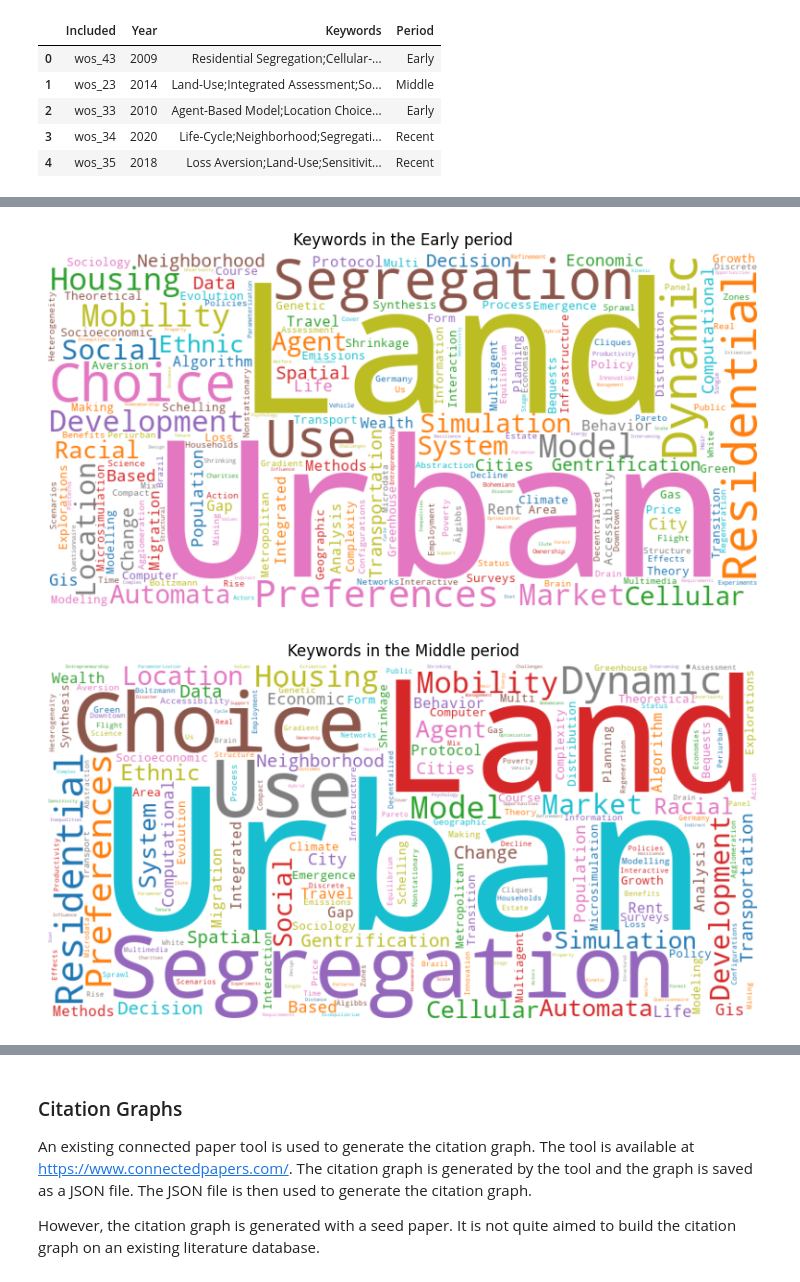
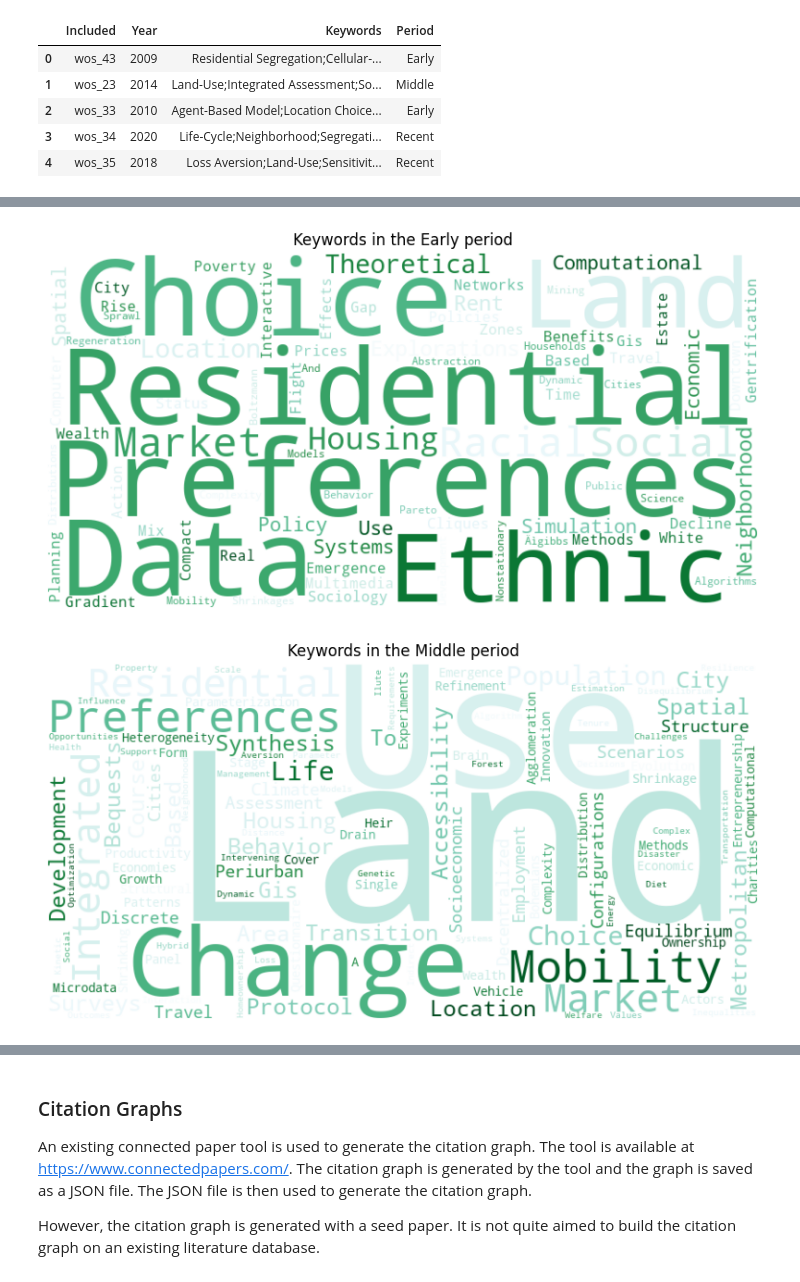
Before and after one commit to BayiLi081/slr-programming, a Jupyter notebook: process_instruction.ipynb, the cells around one changed output, grey strips where cells are left out. Saved outputs shown, nothing was run; the diff lists cells and outputs as text; code cells hidden in the pictures.

```diff
--- a/process_instruction.ipynb
+++ b/process_instruction.ipynb
@@ -272,14 +386,19 @@ df.head()
 # %%
 kw_periods = dict()
-new_list = []
+
 for period in Periods:
+    new_list = []
     lists_words = df[df['Period'] == period]['Keywords'].tolist()
+    #print(len(lists_words))
     # flatten the list of lists
     for list_words in lists_words:
         for word in list_words.split(';'):
+            #print(word)
             word = word.strip()
-            if word not in ['Multi-Agent Systems', 'Multi-Agent System', 'Agent-Based Modelling', 'Agent-Based Model', 'Agent-Based Models', 'Agent-Based Modeling', 'Agent-Based Models', 'Agent Based', 'Model', 'Simulation', 'Agent Based Simulation', 'Urban']:
+            if word not in ['Multi-Agent Systems', 'Multi-Agent System', 'Agent-Based Modelling', 'Agent-Based Model', 'Agent-Based Models', 'Agent-Based Modeling', 'Agent-Based Models', 'Agent Based', 'Model', 'Simulation', 'Agent Based Simulation', 'Urban', 'Cellular-Automata', 'Cellular Automata', 'Dynamics', 'Schelling', 'Segregation', 'Urban Segregation', 'Social Simulation', 'Brazil', 'Germany', 'Us', 'Multiagent Systems', 'Multi-Agent Dynamic Model']:
                 new_list.append(word)
+    print(len(new_list))
+    print(period)
     kw_periods[period] = new_list
 
 kw_periods
@@ -303,0 +429,7 @@ kw_periods
+# %%
+# get the top 10 keywords for each period
+kw_periods_top10 = dict()
+for period, list_words in kw_periods.items():
+    kw_periods_top10[period] = pd.Series(list_words).value_counts()[:10].index.tolist()
+
+kw_periods_top10
@@ -304,15 +454,16 @@ kw_periods
 # %%
 # draw the wordcloud for each period
 from wordcloud import WordCloud
 
 for period, list_words in kw_periods.items():
 
-    wordcloud = WordCloud(width=800, height=400, background_color='white', colormap='tab10', collocations=False).generate(' '.join(list_words))
+    wordcloud = WordCloud(width=800, height=400, background_color='white', colormap='BuGn_r', collocations=False, stopwords = ["Urban", "Model", "Modelling", "Microsimulation", "Agent", "Modeling", "Segregation"]).generate(' '.join(list_words))
     plt.figure(figsize=(10, 5))
     plt.imshow(wordcloud, interpolation='bilinear')
     plt.axis('off')
     plt.title(f'Keywords in the {period} period')
+    plt.savefig(f'graph/{period}_wordcloud.svg', format='svg')
     plt.show()
 # %% [output]
-[figure, old version]
+[figure, new version]
-[figure, old version]
+[figure, new version]
```
Also changed, not shown: parts of 15 cells of this notebook, 5 other files.
